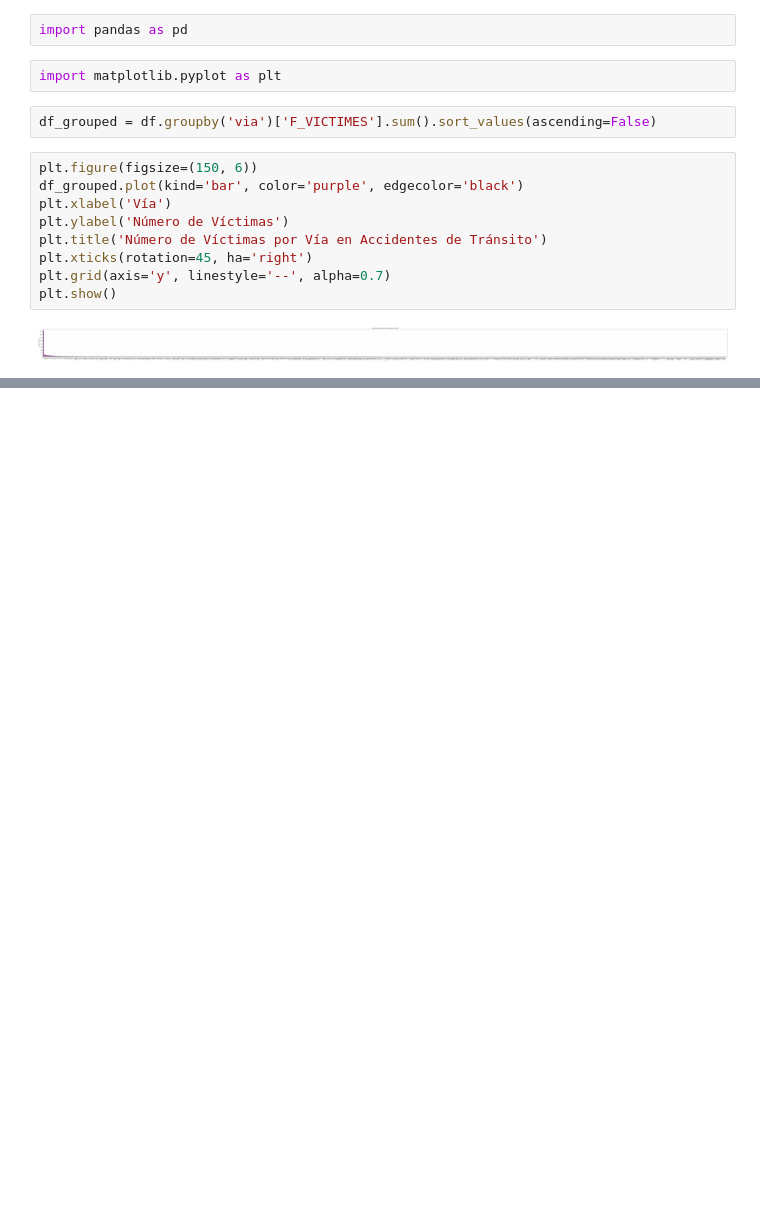
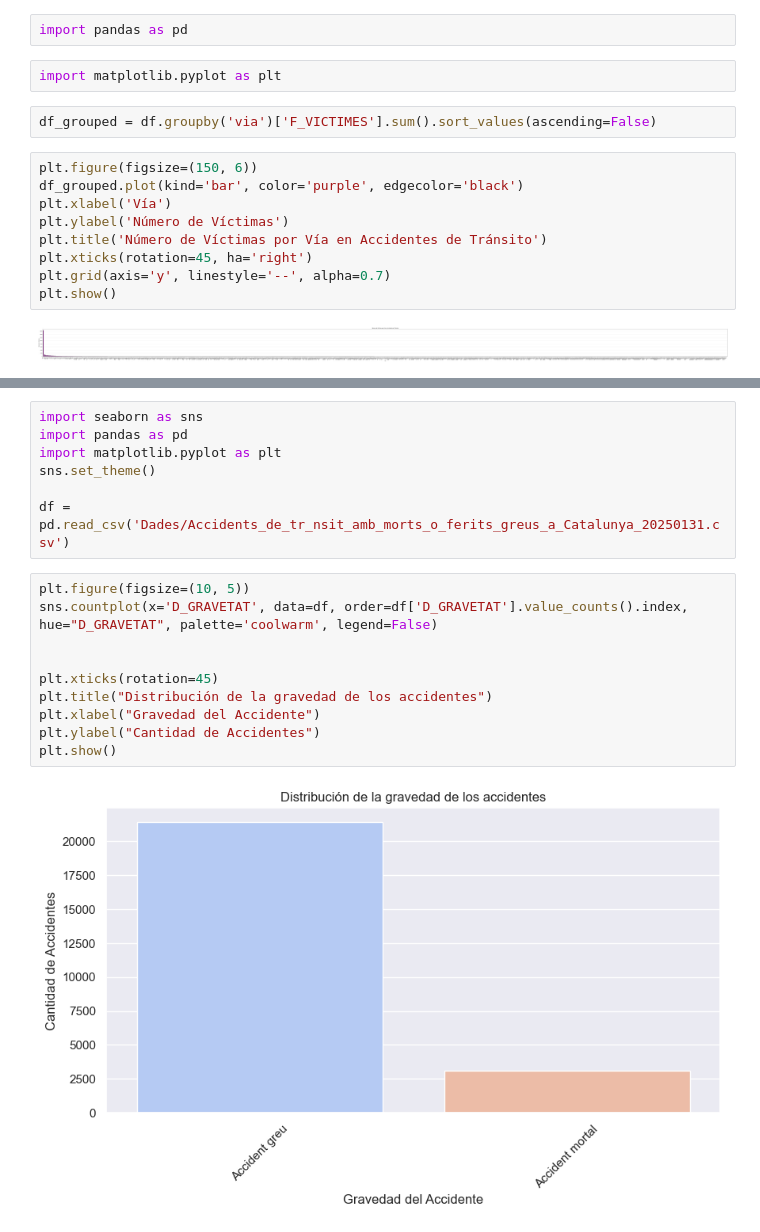
Before and after one commit to SeergiCureero/Proyecto-Analitica-Descriptiva, a Jupyter notebook: main.ipynb, the cells around one changed output, grey strips where cells are left out. Drawn from its saved outputs; the diff is of its cells as text; blank space fills up the shorter version.

```diff
--- a/main.ipynb
+++ b/main.ipynb
@@ -66,0 +68,19 @@ plt.show()
+# %%
+import seaborn as sns
+import pandas as pd
+import matplotlib.pyplot as plt
+sns.set_theme()
+
+df = pd.read_csv('Dades/Accidents_de_tr_nsit_amb_morts_o_ferits_greus_a_Catalunya_20250131.csv')
+# %%
+plt.figure(figsize=(10, 5))
+sns.countplot(x='D_GRAVETAT', data=df, order=df['D_GRAVETAT'].value_counts().index, hue="D_GRAVETAT", palette='coolwarm', legend=False)
+
+
+plt.xticks(rotation=45)
+plt.title("Distribución de la gravedad de los accidentes")
+plt.xlabel("Gravedad del Accidente")
+plt.ylabel("Cantidad de Accidentes")
+plt.show()
+# %% [output]
+[figure, added]
```
Also changed, not shown: parts of 17 cells of this notebook.
